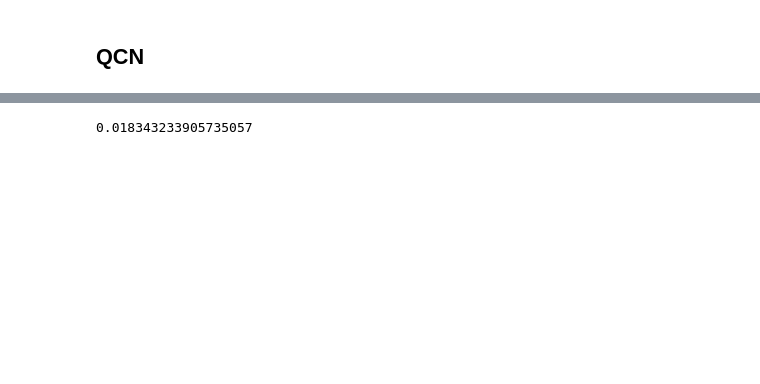
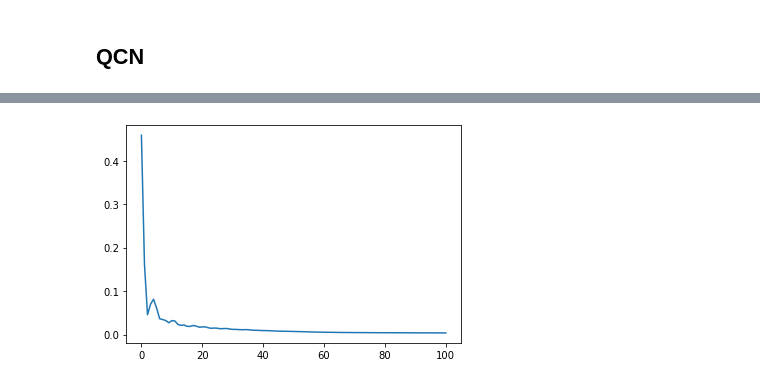
Before and after one commit to KristianWold/Master-Thesis, a Jupyter notebook: notebooks/experiments/Boston Housing Data.ipynb, the cells around one changed output, grey strips where cells are left out. Saved outputs shown, nothing was run; the diff lists cells and outputs as text; code cells hidden in the pictures; blank space fills up the shorter version.

```diff
--- a/notebooks/experiments/Boston Housing Data.ipynb
+++ b/notebooks/experiments/Boston Housing Data.ipynb
@@ -148,9 +125,10 @@ qcn_list[7].loss[-1]
 # %%
 data = load_boston()
 x = data.data
+x_scaled = scaler(x, mode="standard")
 
 y = data.target.reshape(-1, 1)
 y = scaler(y, a=0, b=1)
-print(y.shape)
+
 np.random.seed(42)
-x_train, x_test, y_train, y_test = train_test_split(x, y, train_size=100, test_size=100)
+x_train, x_test, y_train, y_test = train_test_split(x_scaled, y, train_size=100, test_size=100)
@@ -193,2 +188,0 @@ print(network.n_parameters)
-# %%
-network.train(x_train_dnn, y_train, verbose=True)
@@ -211,2 +188,0 @@ print(network1.n_parameters)
-# %%
-network1.train(x_train_dnn, y_train, verbose=True)
@@ -231,6 +189,19 @@ epoch: 99, loss: 0.006772664646264577
 # %%
-y_pred = network1.predict(x_test_dnn)
+print(hybrid_list[0].loss[-1])
+y_pred = dnn_list[0].predict(x_test)
 loss = np.mean((y_pred - y_test)**2)
 print(loss)
-# %% [output]
-0.018343233905735057
+# %%
+np.random.seed(42)
+
+dnn_list = []
+for i in tqdm(range(10)):
+    dnn = sequential_dnn(dim = [13, 5, 5, 1])
+    dnn.train(x_train, y_train, epochs = 100)
+    dnn_list.append(dnn)
+
+saver(dnn_list, data_path("boston_dnn_full"))
+plt.plot(dnn_list[0].loss)
+plt.show()
+# %% [output]
+[figure, added]
```
Also changed, not shown: parts of 21 cells of this notebook, 7 other files.
